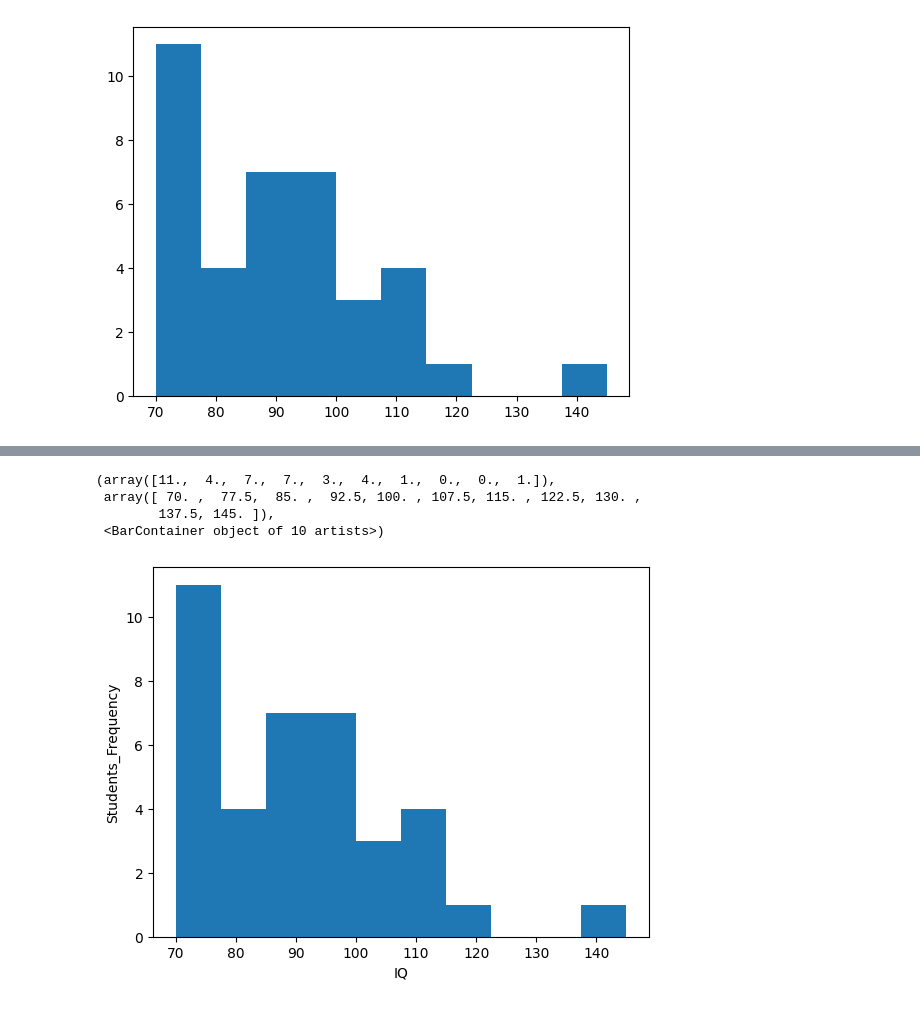
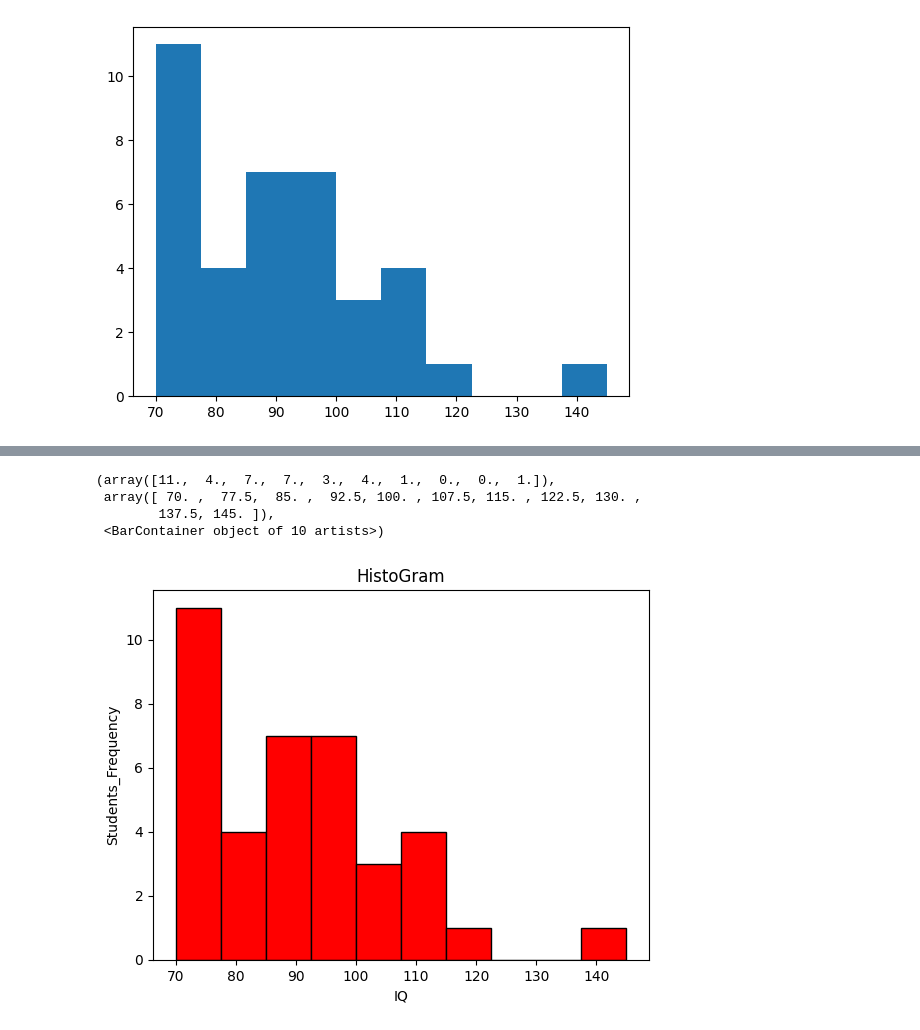
Before and after one commit to arman-hossain45/Phitrom_AI-ML, a Jupyter notebook: allModulePractice.ipynb, the cells around one changed output, grey strips where cells are left out. Saved outputs shown, nothing was run; the diff lists cells and outputs as text; code cells hidden in the pictures.

```diff
--- a/allModulePractice.ipynb
+++ b/allModulePractice.ipynb
@@ -3060,10 +3080,13 @@ plt.hist(df["IQ_Score"])
 # %%
+
+#based on iq
 plt.xlabel("IQ")
 plt.ylabel("Students_Frequency")
-plt.hist(df["IQ_Score"])
+plt.title("HistoGram")
+plt.hist(df["IQ_Score"],color="red",edgecolor='black')#edge color dile border black hobe
 # %% [output]
 (array([11.,  4.,  7.,  7.,  3.,  4.,  1.,  0.,  0.,  1.]),
  array([ 70. ,  77.5,  85. ,  92.5, 100. , 107.5, 115. , 122.5, 130. ,
         137.5, 145. ]),
  <BarContainer object of 10 artists>)
-[figure, old version]
+[figure, new version]
```
Also changed, not shown: parts of 28 cells of this notebook, 2 other files.
